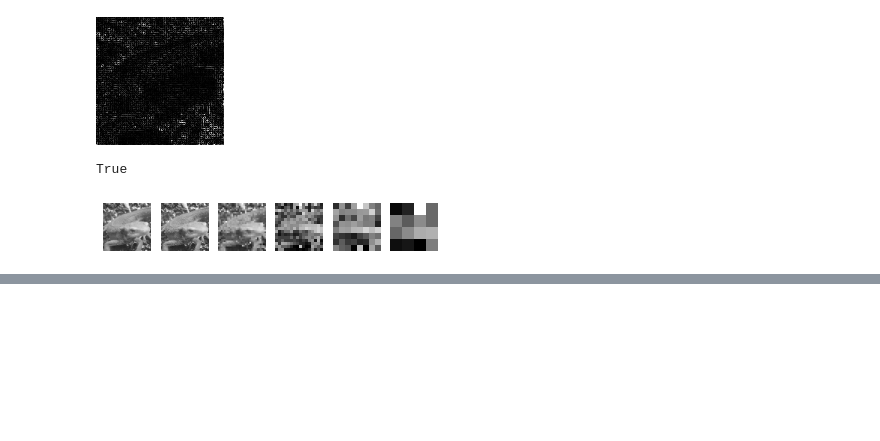
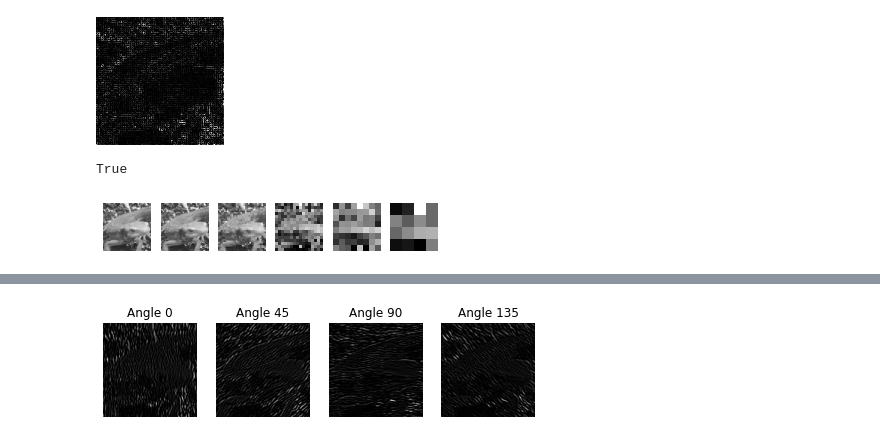
Before and after one commit to Koyac/Image100knocks1, a Jupyter notebook: Image100knocks3.ipynb, the cells around one changed output, grey strips where cells are left out. Cells and saved outputs as stored; diff of their text form; code cells hidden in the pictures; blank space fills up the shorter version.

```diff
--- a/Image100knocks3.ipynb
+++ b/Image100knocks3.ipynb
@@ -2016,0 +2251,98 @@ plt.show()
+# %%
+import cv2
+import numpy as np
+import matplotlib.pyplot as plt
+
+# Grayscale
+def BGR2GRAY(img):
+	# Grayscale
+	gray = 0.2126 * img[..., 2] + 0.7152 * img[..., 1] + 0.0722 * img[..., 0]
+	return gray
+
+# Gabor
+def Gabor_filter(K_size=111, Sigma=10, Gamma=1.2, Lambda=10, Psi=0, angle=0):
+	# get half size
+	d = K_size // 2
+
+	# prepare kernel
+	gabor = np.zeros((K_size, K_size), dtype=np.float32)
+
+	# each value
+	for y in range(K_size):
+		for x in range(K_size):
+			# distance from center
+			px = x - d
+			py = y - d
+
+			# degree -> radian
+			theta = angle / 180. * np.pi
+
+			# get kernel x
+			_x = np.cos(theta) * px + np.sin(theta) * py
+
+			# get kernel y
+			_y = -np.sin(theta) * px + np.cos(theta) * py
+
+			# fill kernel
+			gabor[y, x] = np.exp(-(_x**2 + Gamma**2 * _y**2) / (2 * Sigma**2)) * np.cos(2*np.pi*_x/Lambda + Psi)
+
+	# kernel normalization
+	gabor /= np.sum(np.abs(gabor))
+
+	return gabor
+
+
+def Gabor_filtering(gray, K_size=111, Sigma=10, Gamma=1.2, Lambda=10, Psi=0, angle=0):
+    # get shape
+    H, W = gray.shape
+
+    # padding
+    gray = np.pad(gray, (K_size//2, K_size//2), 'edge')
+
+    # prepare out image
+    out = np.zeros((H, W), dtype=np.float32)
+
+    # get gabor filter
+    gabor = Gabor_filter(K_size=K_size, Sigma=Sigma, Gamma=Gamma, Lambda=Lambda, Psi=0, angle=angle)
+
+    # filtering
+    for y in range(H):
+        for x in range(W):
+            out[y, x] = np.sum(gray[y : y + K_size, x : x + K_size] * gabor)
+
+    out = np.clip(out, 0, 255)
+    out = out.astype(np.uint8)
+
+    return out
+
+
+def Gabor_process(img):
+    # gray scale
+    gray = BGR2GRAY(img).astype(np.float32)
+
+    # define angle
+    As = [0, 45, 90, 135]
+
+    # prepare pyplot
+    plt.subplots_adjust(left=0, right=1, top=1, bottom=0, hspace=0, wspace=0.2)
+
+    # each angle
+    for i, A in enumerate(As):
+        # gabor filtering
+        out = Gabor_filtering(gray, K_size=11, Sigma=1.5, Gamma=1.2, Lambda=3, angle=A)
+
+        plt.subplot(1, 4, i+1)
+        plt.imshow(out, cmap='gray')
+        plt.axis('off')
+        plt.title("Angle "+str(A))
+
+    plt.savefig("out.png")
+    plt.show()
+
+# Read image
+img = cv2.imread("/content/drive/MyDrive/assets/imori.jpg").astype(np.float32)
+
+# gabor process
+Gabor_process(img)
+# %% [output]
+[figure, added]
```
Also changed, not shown: parts of 4 cells of this notebook.
